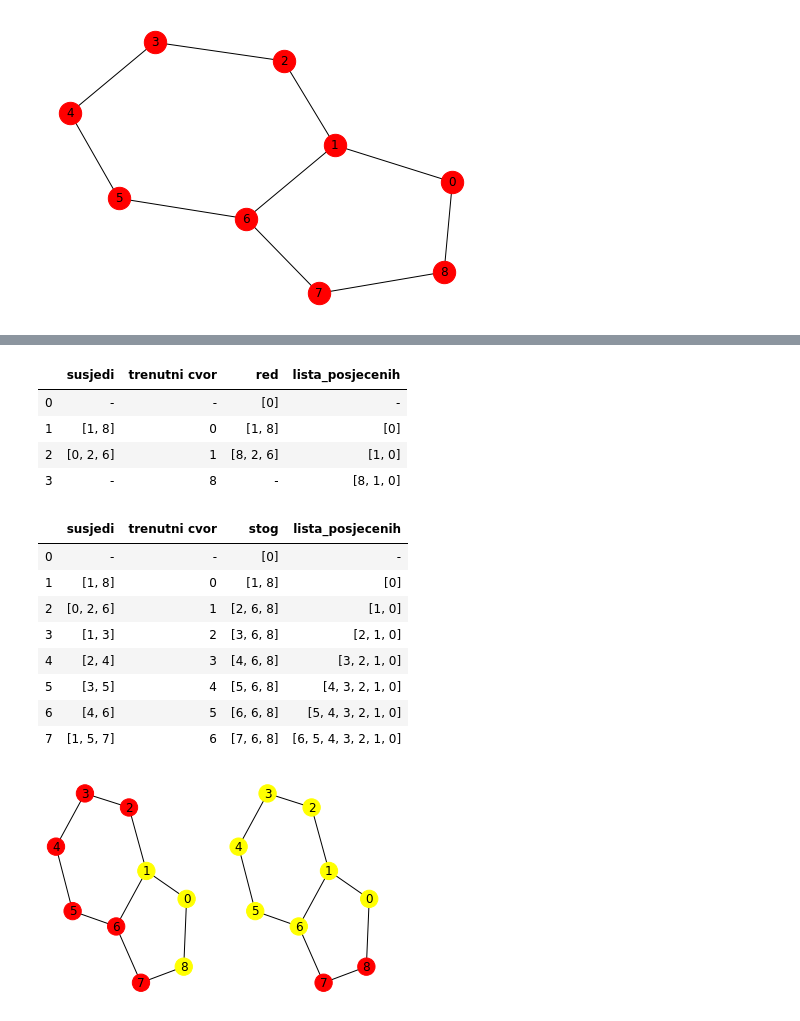
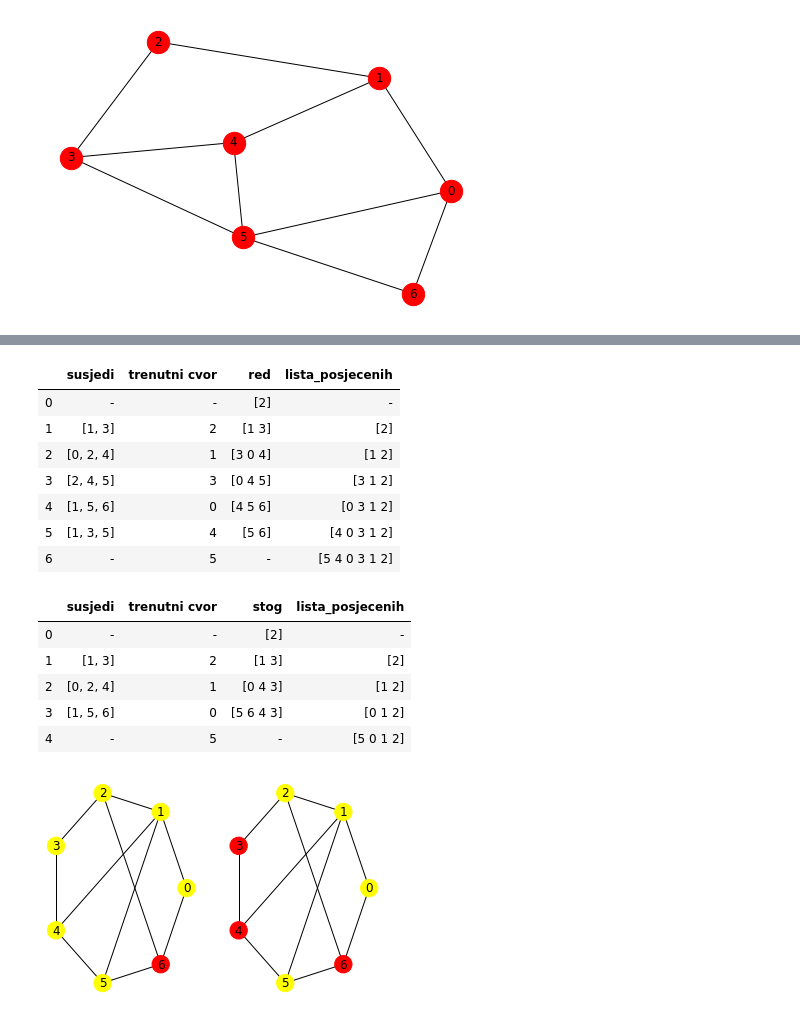
Before and after one commit to nivuckovic/matematicki-softver-esej1, a Jupyter notebook: BFS.ipynb, the cells around one changed output, grey strips where cells are left out. Saved outputs shown, nothing was run; the diff lists cells and outputs as text; code cells hidden in the pictures.

```diff
--- a/BFS.ipynb
+++ b/BFS.ipynb
@@ -11,7 +11,8 @@ from IPython.display import display
 from IPython.display import clear_output
 # %%
 class Spremnik:
-    q = np.array([], dtype=int)
+    def __init__(self):
+        self.q = np.array([], dtype=int)
 
     def front(self):
         return self.q[0]
@@ -36,11 +37,15 @@ class Spremnik:
 
     # vraca string, treba mi za print(class) poziv
     def __str__(self):
-        return np.array2string(self.q, separator=', ')
+        return str(self.q)
 
     # za koristenje len(class)
     def __len__(self):
         return self.q.size
+
+    # za koristenje display(class)
+    def __repr__(self):
+        return str(self.q)
 
 class Queue(Spremnik):
     def push(self, val):
@@ -169,18 +212,19 @@ def DFS(G, pocetni_cvor, ciljni_cvor):
             red = pd.Series([str(sorted(G[trenutni_cvor])), str(trenutni_cvor), str(s), str(put_obilaska_stabla)], index=df.columns)
             df = df.append(red, ignore_index=True)
 # %%
-broj_cvorova = 9
-pocetni_cvor = 0
-ciljni_cvor = 8
+broj_cvorova = 7
+pocetni_cvor = 2
+ciljni_cvor = 5
 # %%
 # s ovim generiram random povezan graf
-G = nx.generators.random_graphs.newman_watts_strogatz_graph(broj_cvorova, 2, 0.35, np.random.randint(1000))
+G = nx.generators.random_graphs.newman_watts_strogatz_graph(broj_cvorova, 3, 0.6, np.random.randint(1000))
 
 nx.draw_kamada_kawai(G, node_size=500, with_labels=True, node_color='red')
 # %% [output]
-[figure, old version]
+[figure, new version]
 # %%
 def ispisi_output():
+
     clear_output(wait=True)
 
     display(HBox, output)
@@ -190,15 +234,19 @@ def ispisi_output():
 
         display(tablice[ime_algoritma].head(brojac))
 
+        pos = nx.shell_layout(G)
+
         plt.subplot(1, len(imena_algoritama), index + 1)
-        nx.draw_kamada_kawai(G, node_size=300, with_labels=True, node_color=node_colors[ime_algoritma])
+        nx.draw(G, pos, node_size=300, with_labels=True, node_color=node_colors[ime_algoritma])
 
 def promjeni_boju_cvora(put_1, put_2, colors_map, boja):
+
     if put_1.empty() == False:
             put_2.push(put_1.pop())
             colors_map[put_2.front()] = boja;
 
-def slijedeci_clicked(b):
+def sljedeci_clicked(b):
+
     global brojac
     global max_brojac
 
@@ -211,6 +259,7 @@ def slijedeci_clicked(b):
     ispisi_output()
 
 def prethodni_clicked(b):
+
     global brojac
 
     for ime_algoritma in imena_algoritama:
@@ -222,54 +271,54 @@ def prethodni_clicked(b):
     ispisi_output()
 # %%
 # definiramo gumbe
-slijedeci = widgets.Button(description=">")
+sljedeci = widgets.Button(description=">")
 prethodni = widgets.Button(description="<")
 output = widgets.Output()
-HBox = widgets.HBox([prethodni, slijedeci])
+HBox = widgets.HBox([prethodni, sljedeci])
 
-slijedeci.on_click(slijedeci_clicked)
+sljedeci.on_click(sljedeci_clicked)
 prethodni.on_click(prethodni_clicked)
 
 # za dodat novi algoritam samo dodati ime i u varijablu put dodati pripadnu funkciju
 imena_algoritama = ['BFS', 'DFS']
 vrsta = 'put_obilaska'
 
 pokazane_tocke = { ime_algoritma : Stack() for ime_algoritma in imena_algoritama }
 putevi = { 'BFS' : BFS(G, pocetni_cvor, ciljni_cvor)[vrsta],
            'DFS' : DFS(G, pocetni_cvor, ciljni_cvor)[vrsta]
          }
 tablice = { 'BFS' : BFS(G, pocetni_cvor, ciljni_cvor)['tablica'],
            'DFS' : DFS(G, pocetni_cvor, ciljni_cvor)['tablica']
           }
 
 # brojac za ispisivanje tablice
 brojac = 1
 max_brojac = max(len(putevi['BFS']), len(putevi['DFS'])) + 1
 
 # dictionary s bojama za svaki nod
 node_colors_map = { ime_algoritma : { i : 'red' for i in range(len(G)) } for ime_algoritma in imena_algoritama }
 
 # niz odgovarajucih boja
 node_colors = { ime_algoritma : [node_colors_map[ime_algoritma][node] for node in G.nodes()]
                for ime_algoritma in imena_algoritama
               }
 
 ispisi_output()
 # %% [output]
 [interactive output not drawn]
 [interactive output not drawn]
 |  | susjedi | trenutni cvor | red | lista_posjecenih |
-| 0 | - | - | [0] | - |
-| 1 | [1, 8] | 0 | [1, 8] | [0] |
-| 2 | [0, 2, 6] | 1 | [8, 2, 6] | [1, 0] |
-| 3 | - | 8 | - | [8, 1, 0] |
+| 0 | - | - | [2] | - |
+| 1 | [1, 3] | 2 | [1 3] | [2] |
+| 2 | [0, 2, 4] | 1 | [3 0 4] | [1 2] |
+| 3 | [2, 4, 5] | 3 | [0 4 5] | [3 1 2] |
+| 4 | [1, 5, 6] | 0 | [4 5 6] | [0 3 1 2] |
+| 5 | [1, 3, 5] | 4 | [5 6] | [4 0 3 1 2] |
+| 6 | - | 5 | - | [5 4 0 3 1 2] |
 |  | susjedi | trenutni cvor | stog | lista_posjecenih |
-| 0 | - | - | [0] | - |
-| 1 | [1, 8] | 0 | [1, 8] | [0] |
-| 2 | [0, 2, 6] | 1 | [2, 6, 8] | [1, 0] |
-| 3 | [1, 3] | 2 | [3, 6, 8] | [2, 1, 0] |
-| 4 | [2, 4] | 3 | [4, 6, 8] | [3, 2, 1, 0] |
-| 5 | [3, 5] | 4 | [5, 6, 8] | [4, 3, 2, 1, 0] |
-| 6 | [4, 6] | 5 | [6, 6, 8] | [5, 4, 3, 2, 1, 0] |
-| 7 | [1, 5, 7] | 6 | [7, 6, 8] | [6, 5, 4, 3, 2, 1, 0] |
+| 0 | - | - | [2] | - |
+| 1 | [1, 3] | 2 | [1 3] | [2] |
+| 2 | [0, 2, 4] | 1 | [0 4 3] | [1 2] |
+| 3 | [1, 5, 6] | 0 | [5 6 4 3] | [0 1 2] |
+| 4 | - | 5 | - | [5 0 1 2] |
-[figure, old version]
+[figure, new version]
```
Also changed, not shown: parts of 5 cells of this notebook.
